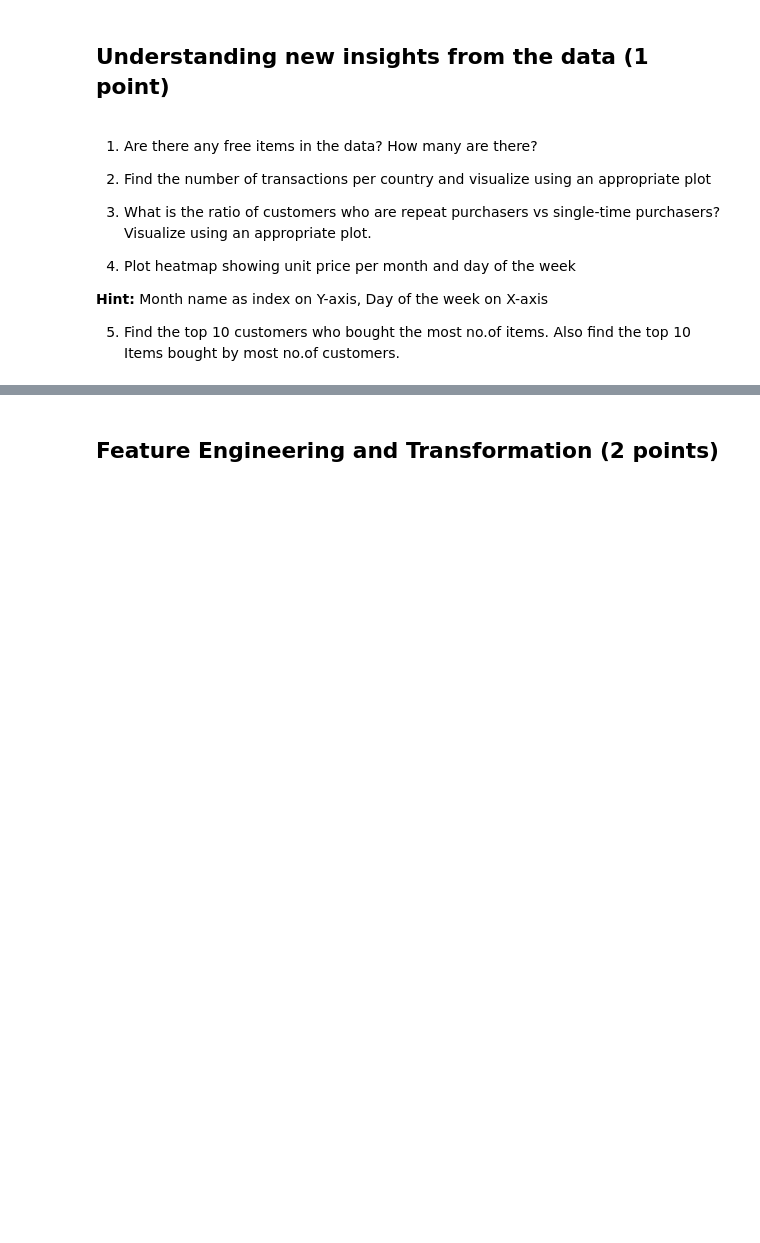
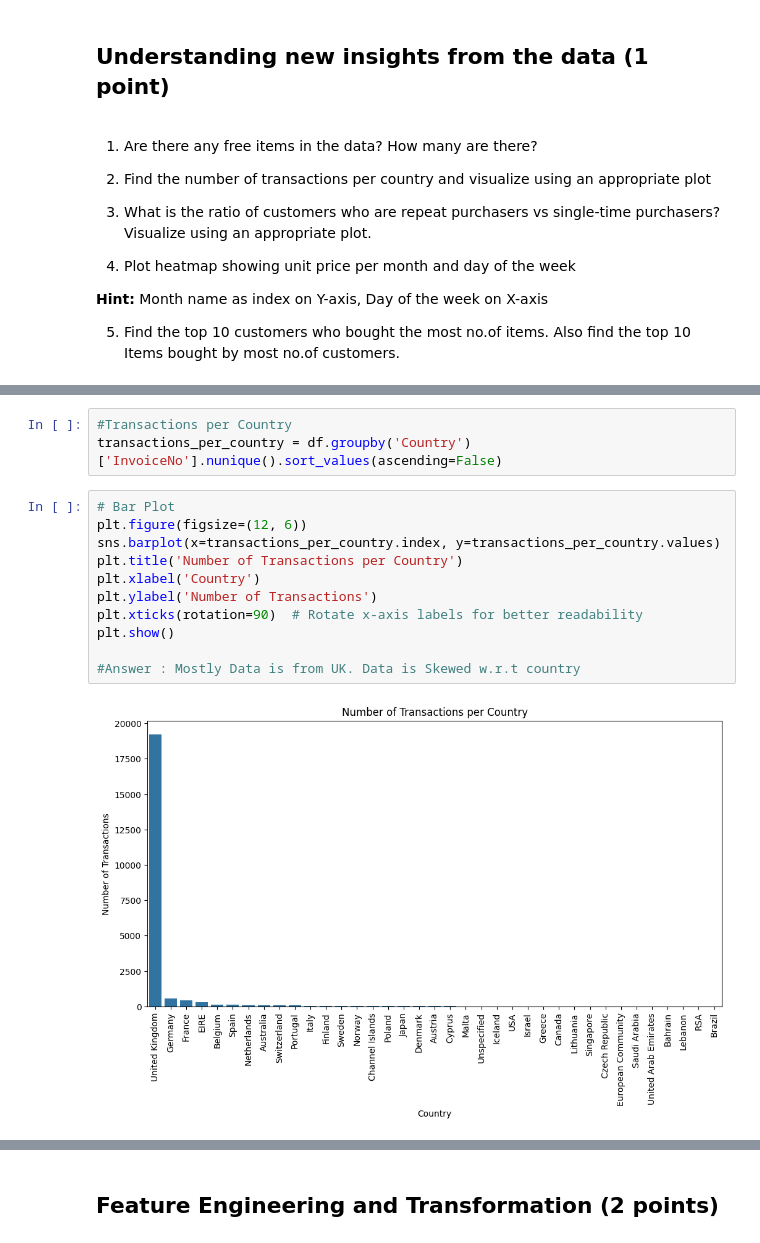
Before and after one commit to Shrutiba/iisc_cds, a Jupyter notebook: M2_NB_MiniProject_5_Customer_Segmentation_Kmeans.ipynb, the cells around one changed output, grey strips where cells are left out. Cells and saved outputs as stored; diff of their text form; blank space fills up the shorter version.

```diff
--- a/M2_NB_MiniProject_5_Customer_Segmentation_Kmeans.ipynb
+++ b/M2_NB_MiniProject_5_Customer_Segmentation_Kmeans.ipynb
@@ -252,0 +264,16 @@ Index: []
+# %%
+#Transactions per Country
+transactions_per_country = df.groupby('Country')['InvoiceNo'].nunique().sort_values(ascending=False)
+# %%
+# Bar Plot
+plt.figure(figsize=(12, 6))
+sns.barplot(x=transactions_per_country.index, y=transactions_per_country.values)
+plt.title('Number of Transactions per Country')
+plt.xlabel('Country')
+plt.ylabel('Number of Transactions')
+plt.xticks(rotation=90)  # Rotate x-axis labels for better readability
+plt.show()
+
+#Answer : Mostly Data is from UK. Data is Skewed w.r.t country
+# %% [output]
+[figure, added]
```
Also changed, not shown: parts of 19 cells of this notebook.
